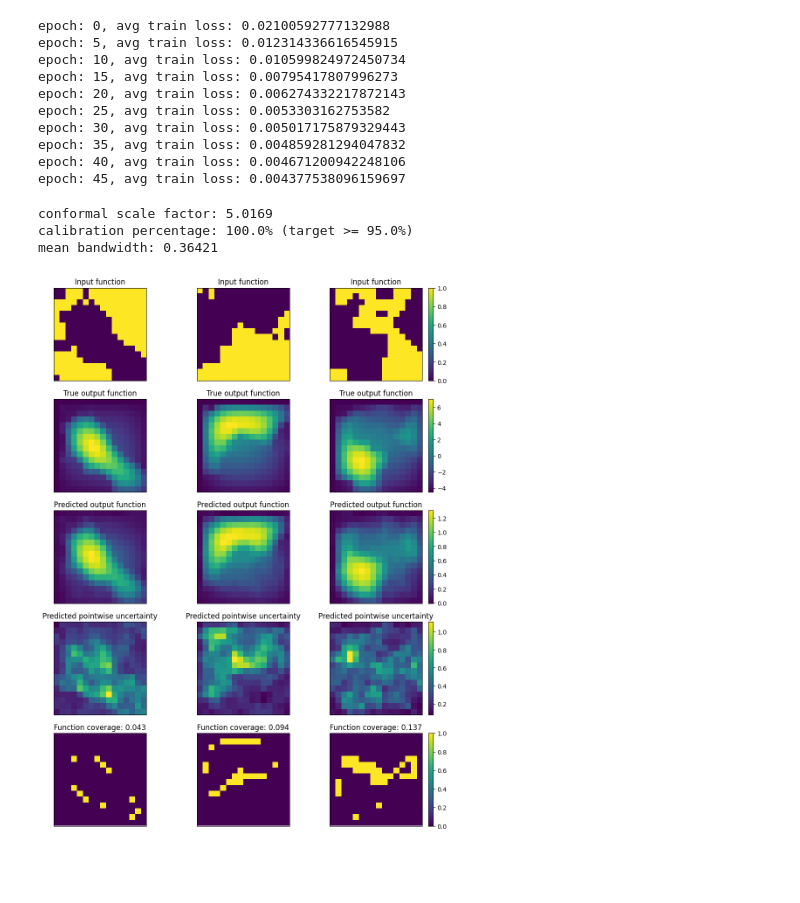
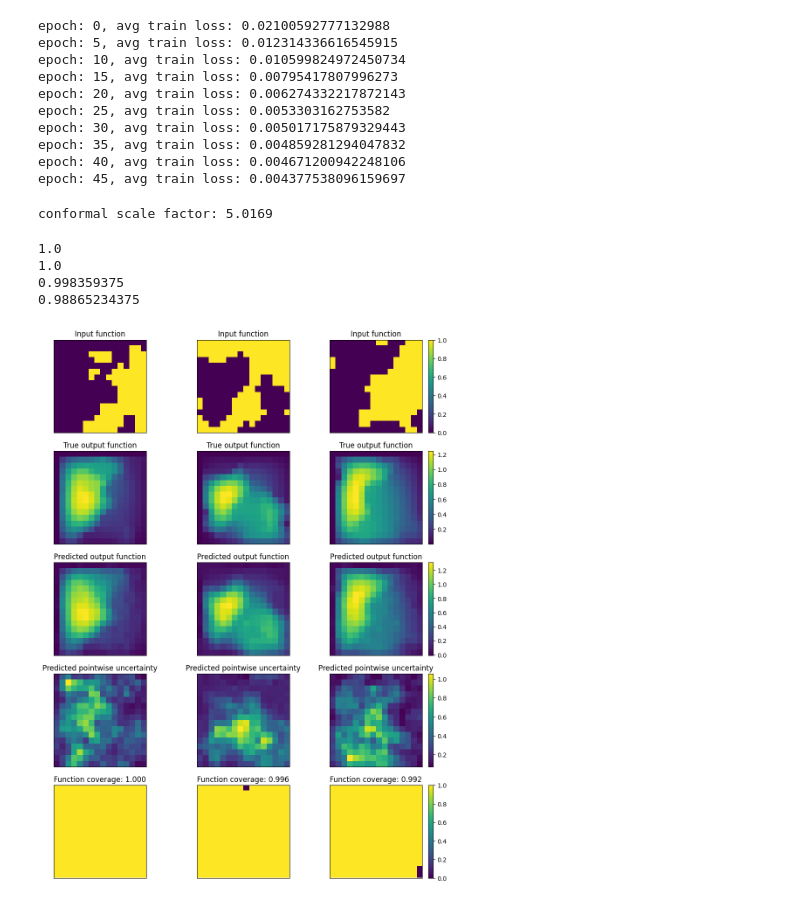
Before and after one commit to tom-stent/conformal-neural-operator, a Jupyter notebook: notebooks/darcy_flow_UQ.ipynb, the cells around one changed output. Saved outputs shown, nothing was run; the diff lists cells and outputs as text; code cells hidden in the pictures; blank space fills up the shorter version.

```diff
--- a/notebooks/darcy_flow_UQ.ipynb
+++ b/notebooks/darcy_flow_UQ.ipynb
@@ -97,23 +97,28 @@ epoch: 45, avg train loss: 0.004377538096159697
 uq_fno.conformal_calibrate(calib_scale_loader, delta=0.05)
 print(f"conformal scale factor: {uq_fno.scale_factor:.4f}")
 
-metrics = uq_fno.evaluate(test_loaders[32])
-print(f"calibration percentage: {metrics['calibration_percentage']:.1%} (target >= 95.0%)")
-print(f"mean bandwidth: {metrics['mean_bandwidth']:.5f}")
+metrics16 = uq_fno.evaluate(test_loaders[16])
+metrics32 = uq_fno.evaluate(test_loaders[32])
+
+print(metrics16["calibration_percentage"])
+print(metrics32["calibration_percentage"])
+print(metrics16["coverage"].mean())
+print(metrics32["coverage"].mean())
 # %% [output]
 conformal scale factor: 5.0169
-calibration percentage: 100.0% (target >= 95.0%)
-mean bandwidth: 0.36421
+1.0
+1.0
+0.998359375
+0.98865234375
 # %%
 import matplotlib.pyplot as plt
 import numpy as np
 import random
 
-# Get a 16x16 test batch
 dim = 16
 batch = next(iter(test_loaders[dim]))
-x = data_processor.preprocess(batch, batched=True)['x']
-y = data_processor.preprocess(batch, batched=True)['y']
+x = batch["x"]
+y = batch["y"]
 # %%
 test_indices = random.sample(range(32), 3)
 ims = [None] * 5
@@ -138,32 +143,36 @@ for col_num, idx in enumerate(test_indices):
     axes[1, col_num].set_xticks([])
     axes[1, col_num].set_yticks([])
 
     # plot predicted output
     ims[2] = axes[2, col_num].imshow(u_pred.reshape(dim, dim))
     axes[2, col_num].set_title("Predicted output function")
     axes[2, col_num].set_xticks([])
     axes[2, col_num].set_yticks([])
 
     # plot uncertainty
     ims[3] = axes[3, col_num].imshow(u_radius.reshape(dim, dim))
     axes[3, col_num].set_title("Predicted pointwise uncertainty")
     axes[3, col_num].set_xticks([])
     axes[3, col_num].set_yticks([])
 
     # plot coverage
     u_error_true = torch.abs(u - u_pred)
     coverage = (u_radius >= u_error_true).int()
     coverage_ratio = coverage.float().mean().item()
 
-    ims[4] = axes[4, col_num].imshow(coverage.reshape(dim, dim))
+    ims[4] = axes[4, col_num].imshow(
+        coverage.squeeze(),
+        vmin=0,
+        vmax=1
+    )
     axes[4, col_num].set_title(f"Function coverage: {coverage_ratio:.3f}")
     axes[4, col_num].set_xticks([])
     axes[4, col_num].set_yticks([])
 
 # add one colorbar per row, anchored to the rightmost axis
 for row, im in enumerate(ims):
     fig.colorbar(im, ax=axes[row, -1])
 
 fig.show()
 # %% [output]
-[figure, old version]
+[figure, new version]
```
Also changed, not shown: 1 other file.
